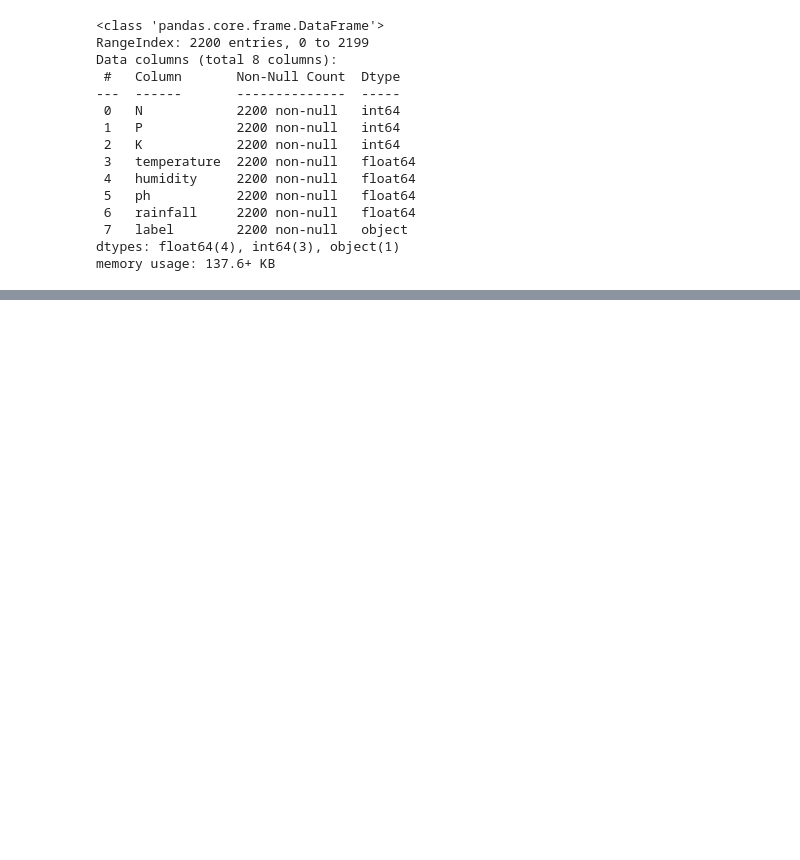
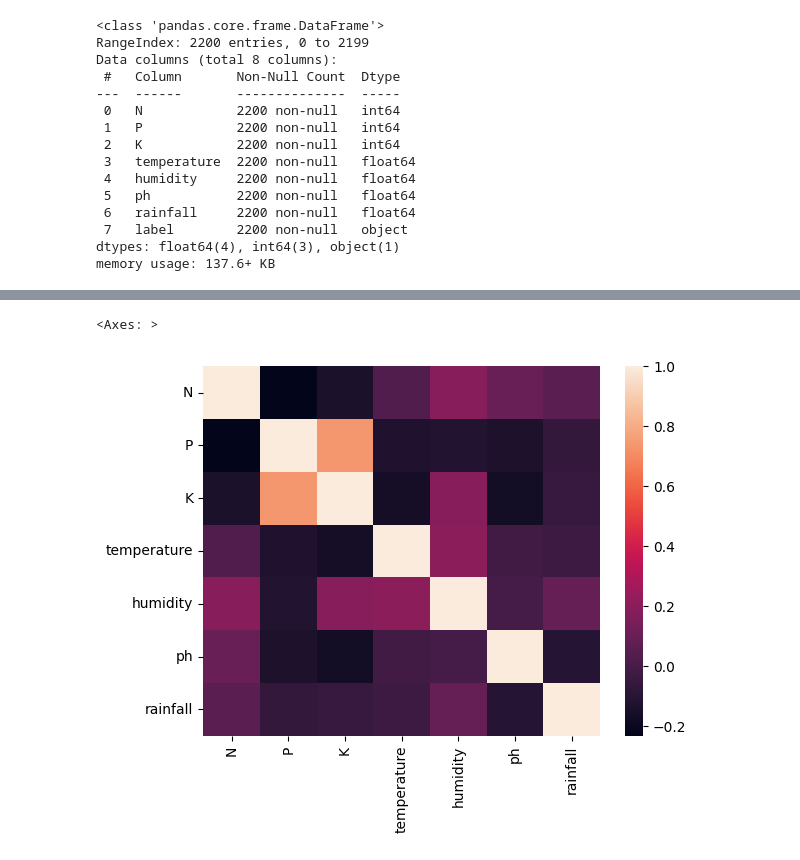
Before and after one commit to ShibaShaikh/Crop_fertilizer_recommendation, a Jupyter notebook: crop.ipynb, the cells around one changed output, grey strips where cells are left out. Saved outputs shown, nothing was run; the diff lists cells and outputs as text; code cells hidden in the pictures; blank space fills up the shorter version.

```diff
--- a/crop.ipynb
+++ b/crop.ipynb
@@ -99,0 +137,4 @@ memory usage: 137.6+ KB
+# %%
+# correlation of features
+num_cols = crop_df.select_dtypes(include= [np.number])
+num_cols
@@ -99,0 +155,3 @@ memory usage: 137.6+ KB
+# %%
+corr_matrix = num_cols.corr()
+corr_matrix
@@ -99,0 +167,6 @@ memory usage: 137.6+ KB
+# %%
+# visualize with heatmap
+sns.heatmap(corr_matrix)
+# %% [output]
+<Axes: >
+[figure, added]
```
Also changed, not shown: parts of 12 cells of this notebook.
